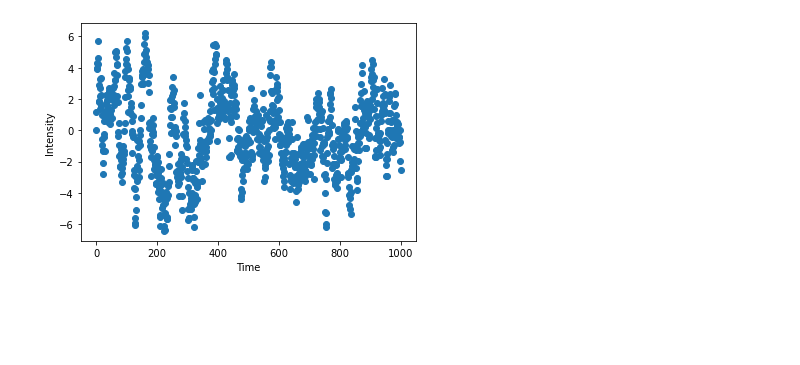
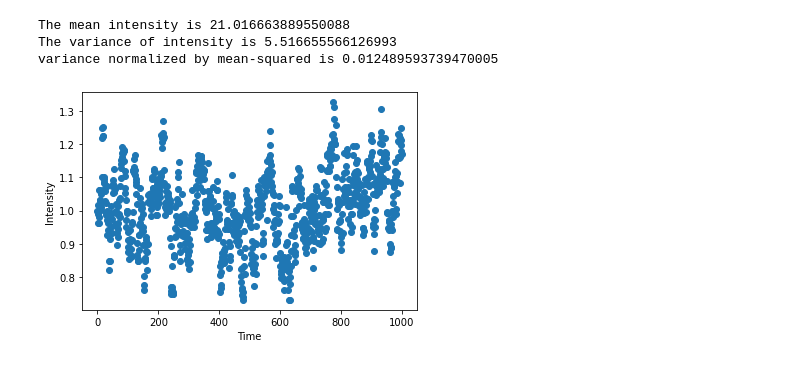
Before and after one commit to wwy-wwy-wwy/Biomolecular-Condensates, a Jupyter notebook: Final_project_assignment_1.ipynb, the cells around one changed output. Saved outputs shown, nothing was run; the diff lists cells and outputs as text; code cells hidden in the pictures; blank space fills up the shorter version.

```diff
--- a/Final_project_assignment_1.ipynb
+++ b/Final_project_assignment_1.ipynb
@@ -6,6 +6,16 @@ ModuleNotFoundError: No module named 'pymc3'
 # %%
 number_data_point = 1000
-mean_intensity = 0
+innovation_mean = 2 # this is the c term
+innovation_std = 1 # this is the standard deviation of the innovation term
 tao = 10
-noise_scale = 1
-X = mean_intensity*np.ones(number_data_point)
+mean_intensity = innovation_mean / (1 - np.exp(-1/tao)) # this is the expectation value of all intensity signals
+variance_intensity = innovation_std**2 / (1 - np.exp(-2/tao)) # this is the expectation value of all intensity signals
+X = mean_intensity*np.ones(number_data_point) #initialize data matrix
+
+print('The mean intensity is {}'.format(mean_intensity))
+print('The variance of intensity is {}'.format(variance_intensity))
+print('variance normalized by mean-squared is {}'.format(variance_intensity/mean_intensity**2))
+# %% [output]
+The mean intensity is 21.016663889550088
+The variance of intensity is 5.516655566126993
+variance normalized by mean-squared is 0.012489593739470005
@@ -15,10 +22,17 @@ noise = np.random.normal(loc=0.0, scale=noise_scale, size = number_data_point)
 # %%
+#Generate model data
+phi = np.exp(-1/tao)
+innovation = np.random.normal(loc=0.0, scale=innovation_std, size = number_data_point)
+
 for i in np.arange(number_data_point-1):
-    X[i+1]= mean_intensity + phi*X[i] + noise[i]
+    X[i+1]= innovation_mean + phi*X[i] + innovation[i] # Data not normalized
+
+X_normalized = X/mean_intensity
+
+#Plot model data
+plt.plot(np.arange(number_data_point),X_normalized,'o')
+plt.xlabel('Time')
+plt.ylabel('Intensity')
+plt.show()
+# %% [output]
+[figure, added]
-# %%
-plt.plot(np.arange(number_data_point),X,'o')
-plt.xlabel('Time')
-plt.ylabel('Intensity')
-plt.show()
-# %% [output]
-[figure, removed]
```
Also changed, not shown: parts of 7 cells of this notebook.
